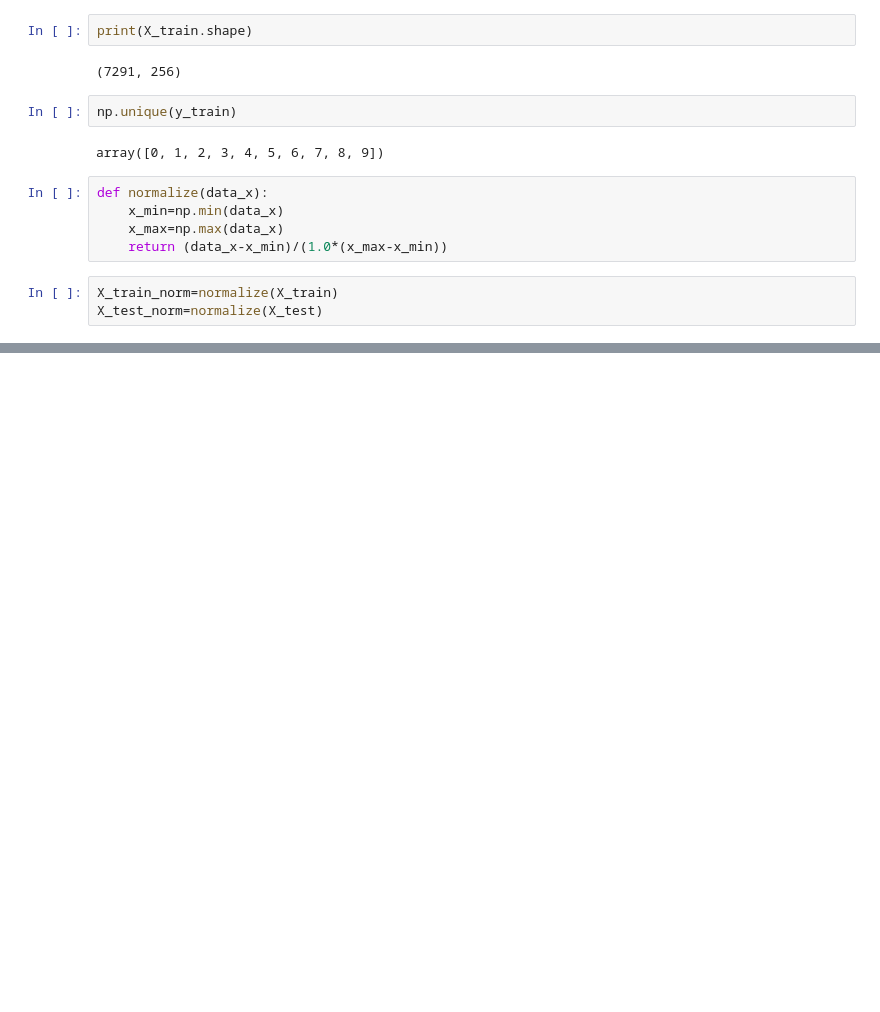
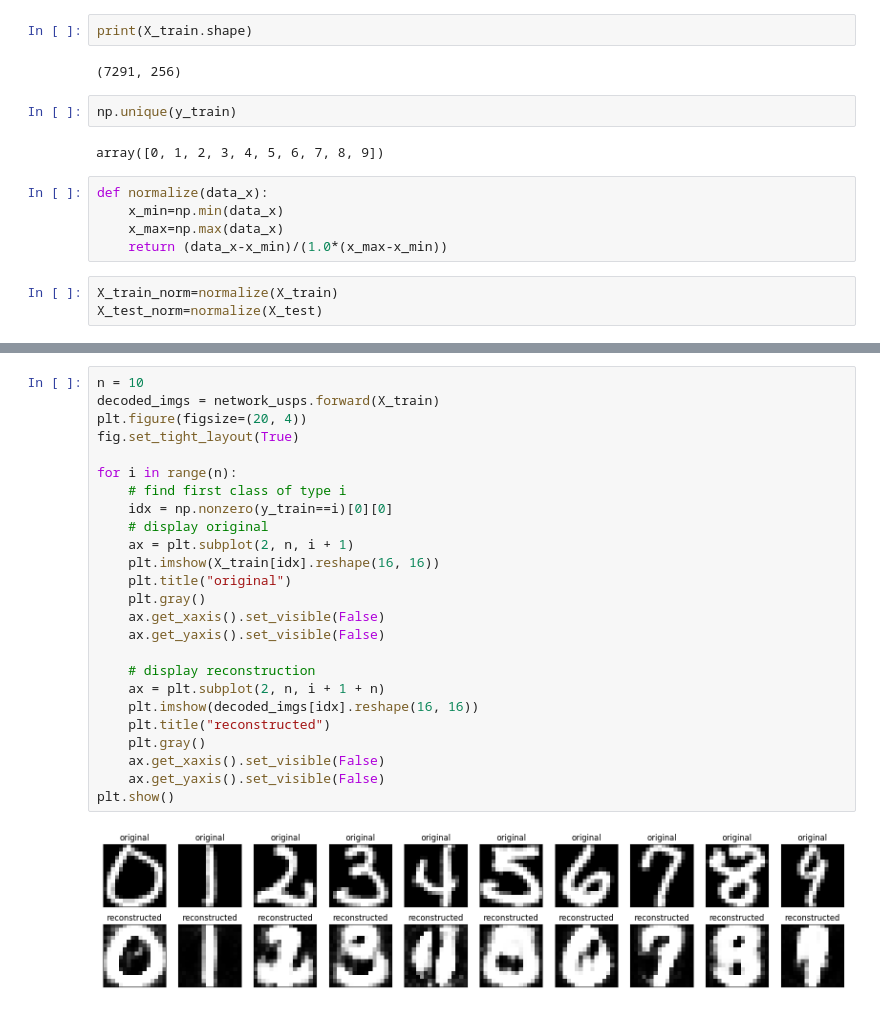
Before and after one commit to baris221/ML-2023-24-Baris-Erto, a Jupyter notebook: projet/ex4.ipynb, the cells around one changed output, grey strips where cells are left out. Cells and saved outputs as stored; diff of their text form; blank space fills up the shorter version.

```diff
--- a/projet/ex4.ipynb
+++ b/projet/ex4.ipynb
@@ -52,0 +63,27 @@ plt.plot(np.arange(len(losses)),losses)
+# %%
+n = 10
+decoded_imgs = network_usps.forward(X_train)
+plt.figure(figsize=(20, 4))
+fig.set_tight_layout(True)
+
+for i in range(n):
+    # find first class of type i
+    idx = np.nonzero(y_train==i)[0][0]
+    # display original
+    ax = plt.subplot(2, n, i + 1)
+    plt.imshow(X_train[idx].reshape(16, 16))
+    plt.title("original")
+    plt.gray()
+    ax.get_xaxis().set_visible(False)
+    ax.get_yaxis().set_visible(False)
+
+    # display reconstruction
+    ax = plt.subplot(2, n, i + 1 + n)
+    plt.imshow(decoded_imgs[idx].reshape(16, 16))
+    plt.title("reconstructed")
+    plt.gray()
+    ax.get_xaxis().set_visible(False)
+    ax.get_yaxis().set_visible(False)
+plt.show()
+# %% [output]
+[figure, added]
```
Also changed, not shown: parts of 4 cells of this notebook, 7 other files.
